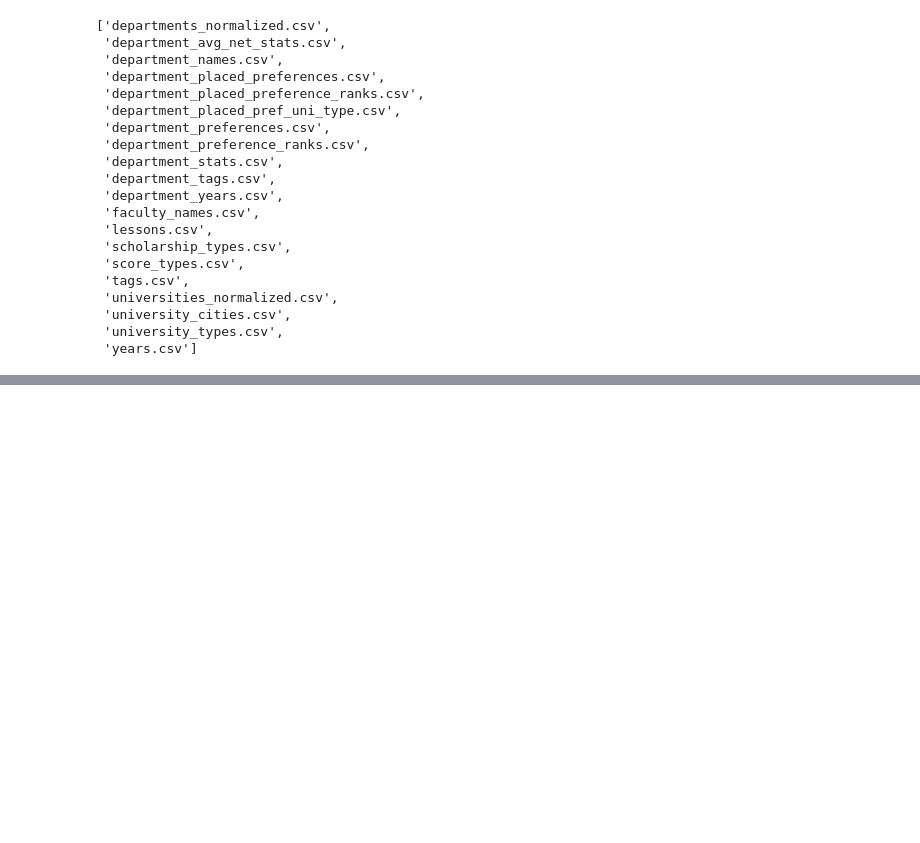
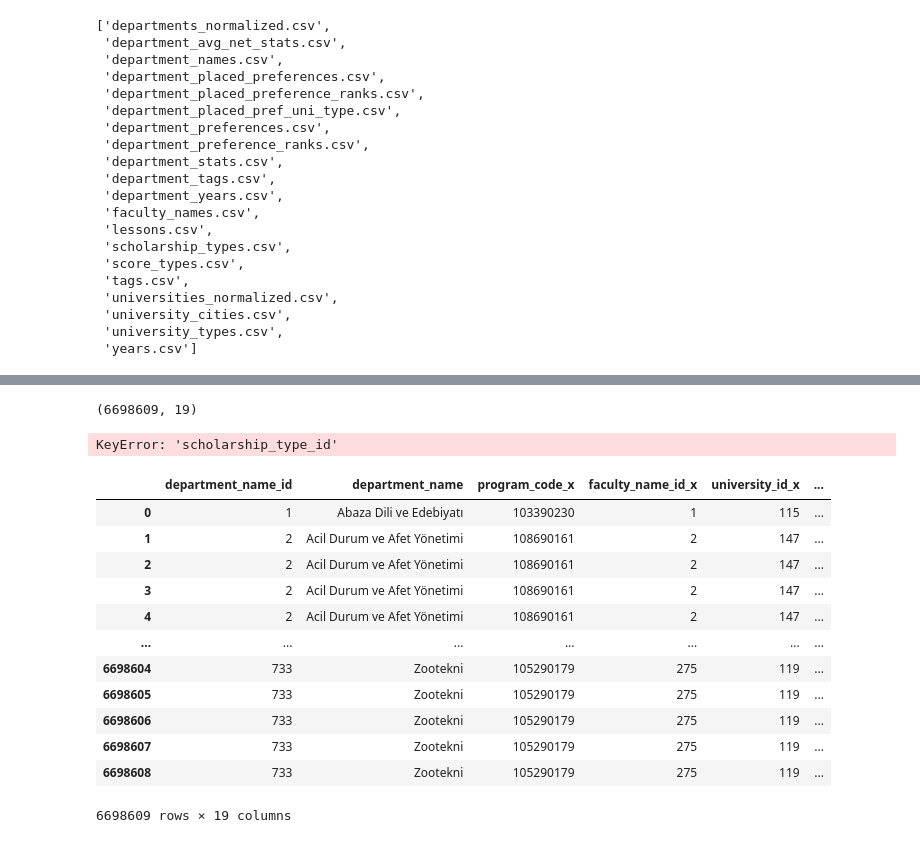
Before and after one commit to nikitagh712-ai/Turkish-Admission-EDA, a Jupyter notebook: EDA.ipynb, the cells around one changed output, grey strips where cells are left out. Saved outputs shown, nothing was run; the diff lists cells and outputs as text; code cells hidden in the pictures; blank space fills up the shorter version.

```diff
--- a/EDA.ipynb
+++ b/EDA.ipynb
@@ -79,0 +150,2 @@ name['df1']
+# %%
+marged_df2=pd.merge(ta2,ta3,on='faculty_name_id',how='inner')
@@ -79,0 +158,2 @@ name['df1']
+# %%
+ta6=name['holarship_type']
@@ -79,0 +222,26 @@ name['df1']
+# %%
+merged12 = pd.merge(merged_df,marged_df2,on="department_name_id",how='inner')
+# %%
+merged12.shape
+# %% [output]
+(6698609, 19)
+# %%
+merged12 = pd.merge(merged12,ta6,on="scholarship_type_id",how='inner')
+# %% [output]
+KeyError: 'scholarship_type_id'
+# %%
+merged12
+# %% [output]
+|  | department_name_id | department_name | program_code_x | faculty_name_id_x | university_id_x | ... |
+| 0 | 1 | Abaza Dili ve Edebiyatı | 103390230 | 1 | 115 | ... |
+| 1 | 2 | Acil Durum ve Afet Yönetimi | 108690161 | 2 | 147 | ... |
+| 2 | 2 | Acil Durum ve Afet Yönetimi | 108690161 | 2 | 147 | ... |
+| 3 | 2 | Acil Durum ve Afet Yönetimi | 108690161 | 2 | 147 | ... |
+| 4 | 2 | Acil Durum ve Afet Yönetimi | 108690161 | 2 | 147 | ... |
+| ... | ... | ... | ... | ... | ... | ... |
+| 6698604 | 733 | Zootekni | 105290179 | 275 | 119 | ... |
+| 6698605 | 733 | Zootekni | 105290179 | 275 | 119 | ... |
+| 6698606 | 733 | Zootekni | 105290179 | 275 | 119 | ... |
+| 6698607 | 733 | Zootekni | 105290179 | 275 | 119 | ... |
+| 6698608 | 733 | Zootekni | 105290179 | 275 | 119 | ... |
+6698609 rows × 19 columns
```
Also changed, not shown: parts of 34 cells of this notebook.
